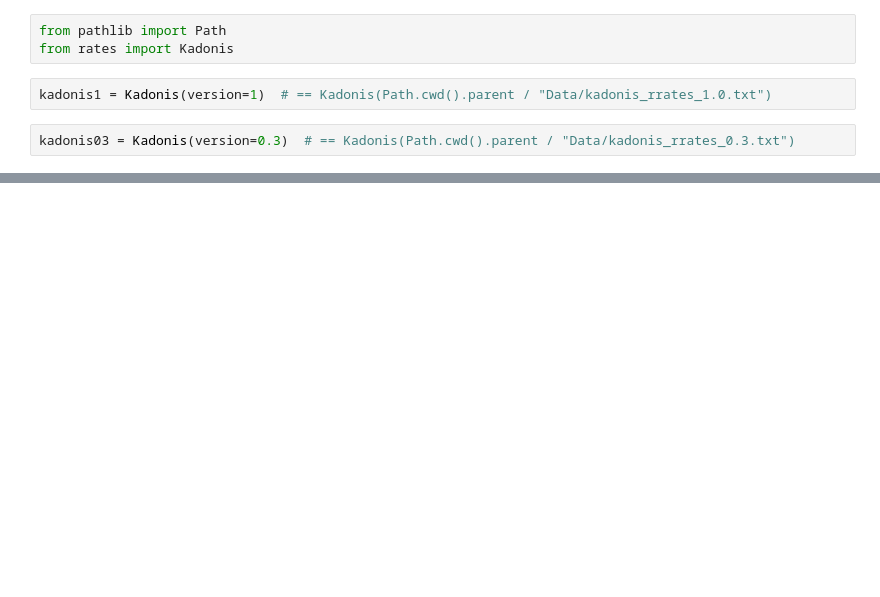
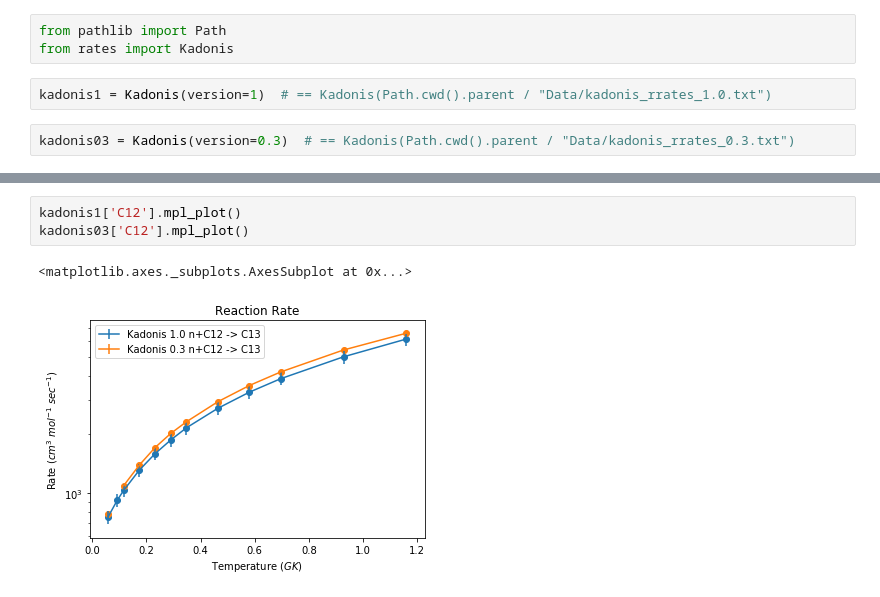
Before and after one commit to Samuel316/Rates, a Jupyter notebook: notebooks/Kadonis_file_compare.ipynb, the cells around one changed output, grey strips where cells are left out. Drawn from its saved outputs; the diff is of its cells as text; blank space fills up the shorter version.

```diff
--- a/notebooks/Kadonis_file_compare.ipynb
+++ b/notebooks/Kadonis_file_compare.ipynb
@@ -17,0 +18,6 @@ kadonis03['ne20'].mpl_plot()
+# %%
+kadonis1['C12'].mpl_plot()
+kadonis03['C12'].mpl_plot()
+# %% [output]
+<matplotlib.axes._subplots.AxesSubplot at 0x...>
+[figure, added]
```
Also changed, not shown: parts of 3 cells of this notebook, 1 other file.
